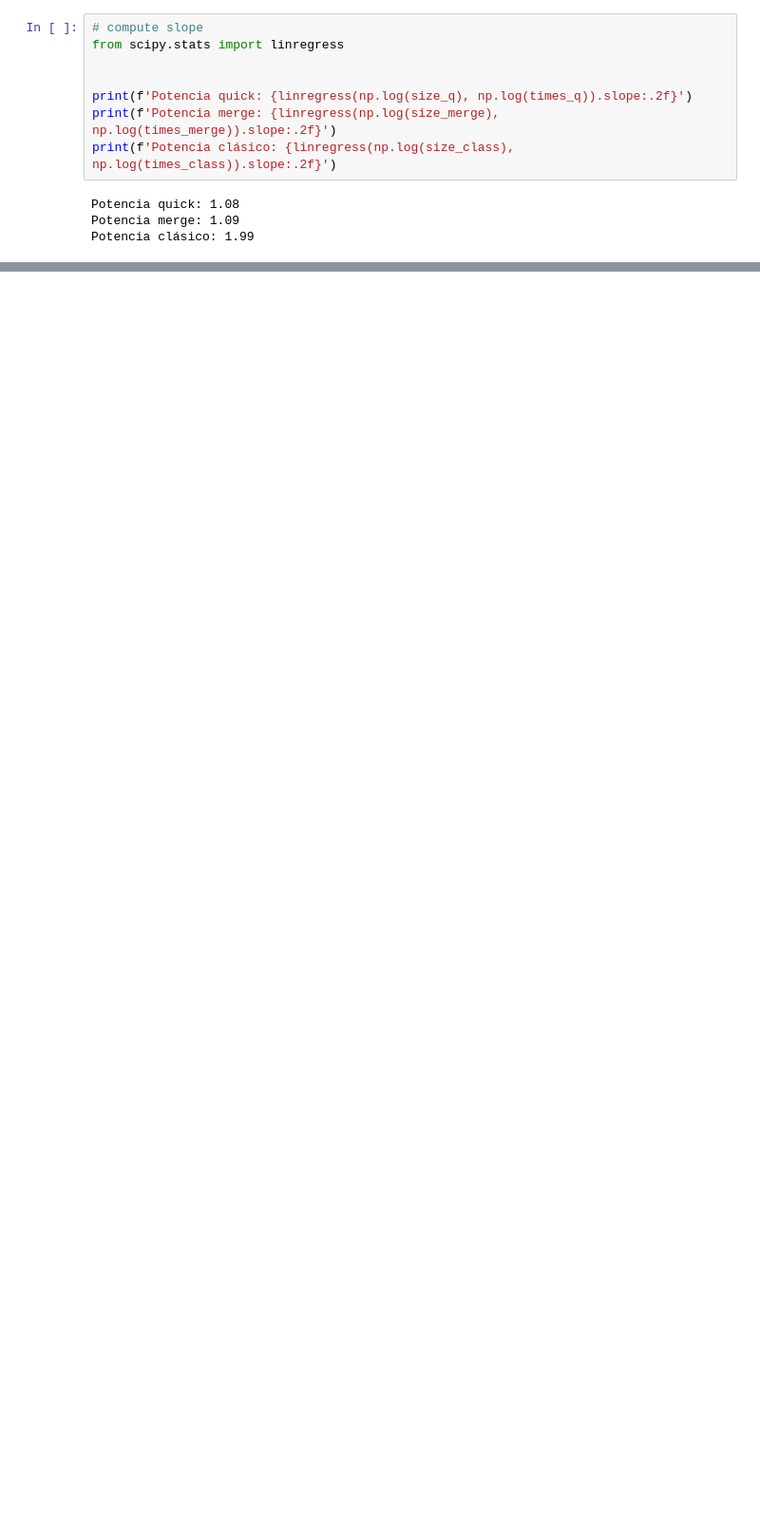
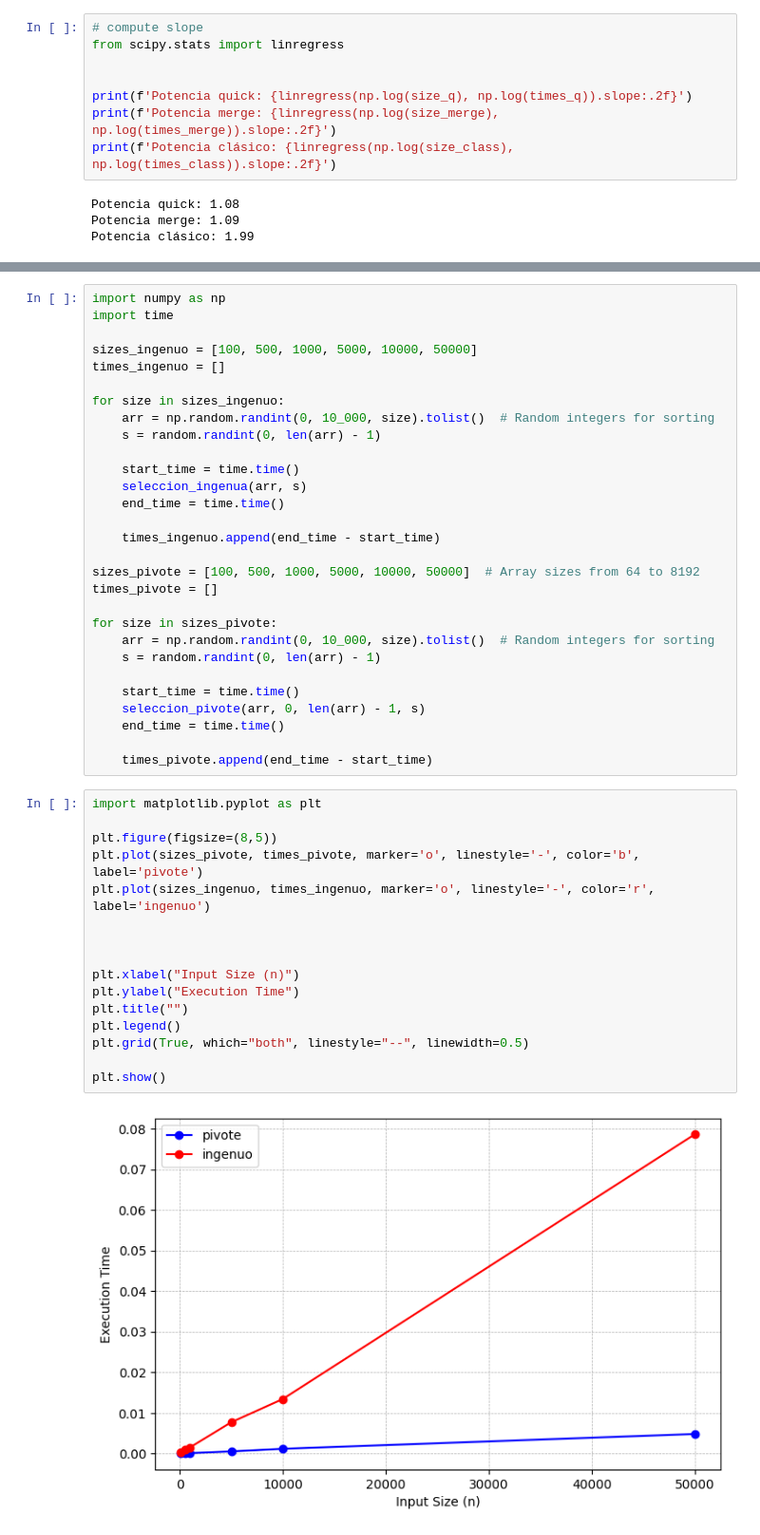
Before and after one commit to Antolin1/course-aed2-1900-umu, a Jupyter notebook: divide-and-conquer/sorting_algorithms/sorting_algorithms_python.ipynb, the cells around one changed output, grey strips where cells are left out. Shown at 95% size. Cells and saved outputs as stored; diff of their text form; blank space fills up the shorter version.

```diff
--- a/divide-and-conquer/sorting_algorithms/sorting_algorithms_python.ipynb
+++ b/divide-and-conquer/sorting_algorithms/sorting_algorithms_python.ipynb
@@ -311,0 +414,47 @@ Potencia clásico: 1.99
+# %%
+import numpy as np
+import time
+
+sizes_ingenuo = [100, 500, 1000, 5000, 10000, 50000]
+times_ingenuo = []
+
+for size in sizes_ingenuo:
+    arr = np.random.randint(0, 10_000, size).tolist()  # Random integers for sorting
+    s = random.randint(0, len(arr) - 1)
+
+    start_time = time.time()
+    seleccion_ingenua(arr, s)
+    end_time = time.time()
+
+    times_ingenuo.append(end_time - start_time)
+
+sizes_pivote = [100, 500, 1000, 5000, 10000, 50000]  # Array sizes from 64 to 8192
+times_pivote = []
+
+for size in sizes_pivote:
+    arr = np.random.randint(0, 10_000, size).tolist()  # Random integers for sorting
+    s = random.randint(0, len(arr) - 1)
+
+    start_time = time.time()
+    seleccion_pivote(arr, 0, len(arr) - 1, s)
+    end_time = time.time()
+
+    times_pivote.append(end_time - start_time)
+# %%
+import matplotlib.pyplot as plt
+
+plt.figure(figsize=(8,5))
+plt.plot(sizes_pivote, times_pivote, marker='o', linestyle='-', color='b', label='pivote')
+plt.plot(sizes_ingenuo, times_ingenuo, marker='o', linestyle='-', color='r', label='ingenuo')
+
+
+
+plt.xlabel("Input Size (n)")
+plt.ylabel("Execution Time")
+plt.title("")
+plt.legend()
+plt.grid(True, which="both", linestyle="--", linewidth=0.5)
+
+plt.show()
+# %% [output]
+[figure, added]
```
Also changed, not shown: parts of 17 cells of this notebook, 4 other files.
